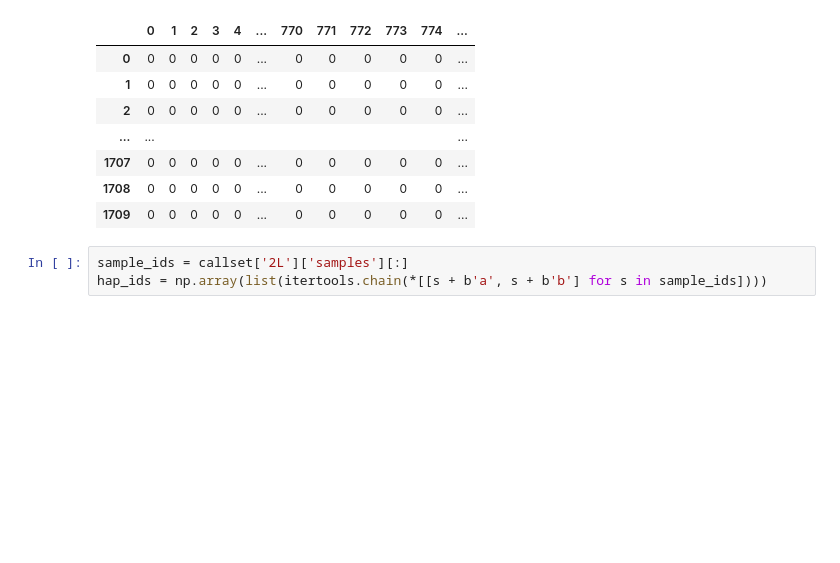
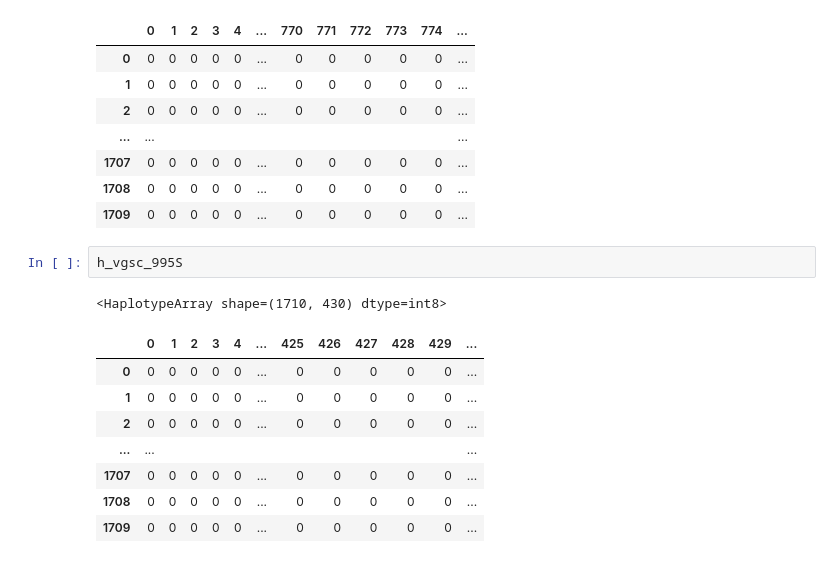
Before and after one commit to cclarkson/agam-vgsc-report, a Jupyter notebook: notebooks/Networks_2_directors_cut_redux.ipynb, the cells around one changed output. Drawn from its saved outputs; the diff is of its cells as text; blank space fills up the shorter version.

```diff
--- a/notebooks/Networks_2_directors_cut_redux.ipynb
+++ b/notebooks/Networks_2_directors_cut_redux.ipynb
@@ -92,6 +96,15 @@ h_vgsc_995F
 | 1707 | 0 | 0 | 0 | 0 | 0 | ... | 0 | 0 | 0 | 0 | 0 | ... |
 | 1708 | 0 | 0 | 0 | 0 | 0 | ... | 0 | 0 | 0 | 0 | 0 | ... |
 | 1709 | 0 | 0 | 0 | 0 | 0 | ... | 0 | 0 | 0 | 0 | 0 | ... |
-# %%
-sample_ids = callset['2L']['samples'][:]
-hap_ids = np.array(list(itertools.chain(*[[s + b'a', s + b'b'] for s in sample_ids])))
+# %%
+h_vgsc_995S
+# %% [output]
+<HaplotypeArray shape=(1710, 430) dtype=int8>
+|  | 0 | 1 | 2 | 3 | 4 | ... | 425 | 426 | 427 | 428 | 429 | ... |
+| 0 | 0 | 0 | 0 | 0 | 0 | ... | 0 | 0 | 0 | 0 | 0 | ... |
+| 1 | 0 | 0 | 0 | 0 | 0 | ... | 0 | 0 | 0 | 0 | 0 | ... |
+| 2 | 0 | 0 | 0 | 0 | 0 | ... | 0 | 0 | 0 | 0 | 0 | ... |
+| ... | ... |  |  |  |  |  |  |  |  |  |  | ... |
+| 1707 | 0 | 0 | 0 | 0 | 0 | ... | 0 | 0 | 0 | 0 | 0 | ... |
+| 1708 | 0 | 0 | 0 | 0 | 0 | ... | 0 | 0 | 0 | 0 | 0 | ... |
+| 1709 | 0 | 0 | 0 | 0 | 0 | ... | 0 | 0 | 0 | 0 | 0 | ... |
```
Also changed, not shown: parts of 5 cells of this notebook.
